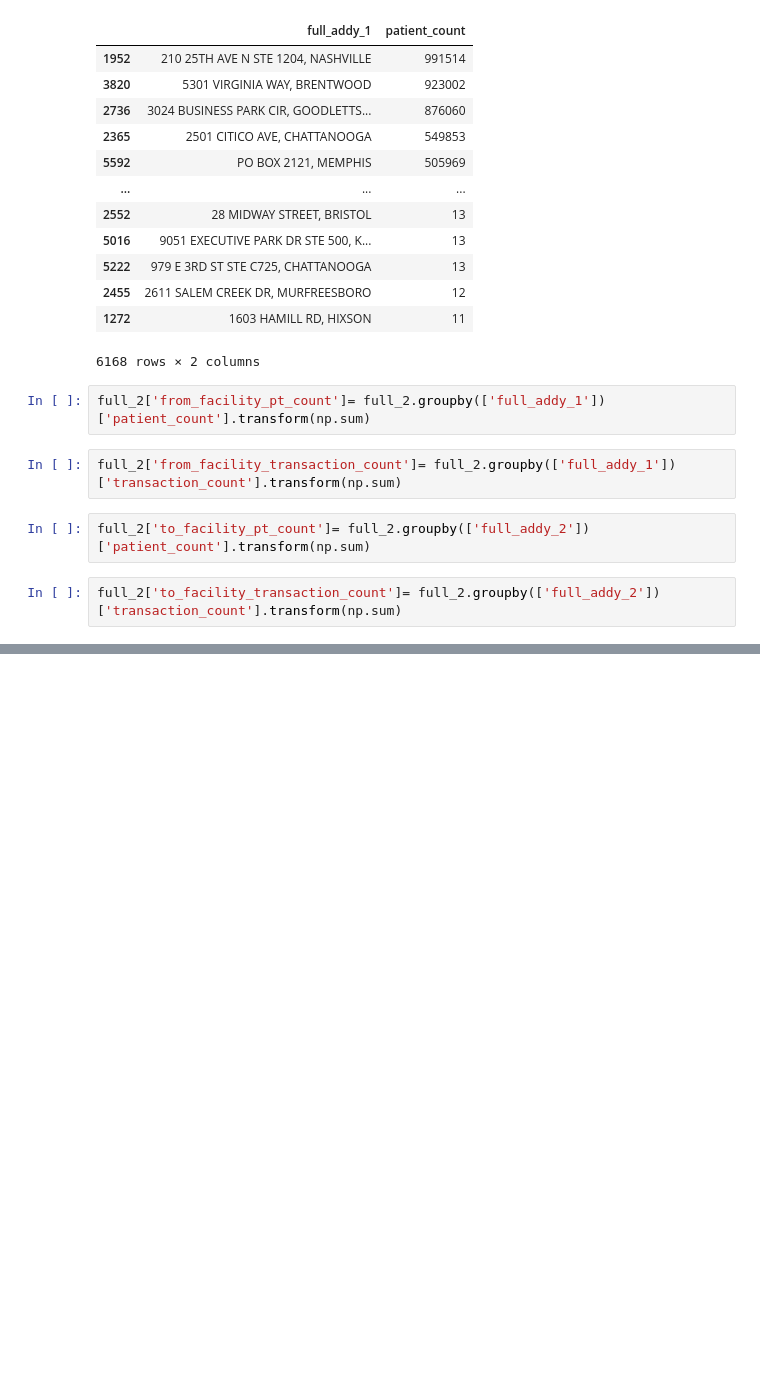
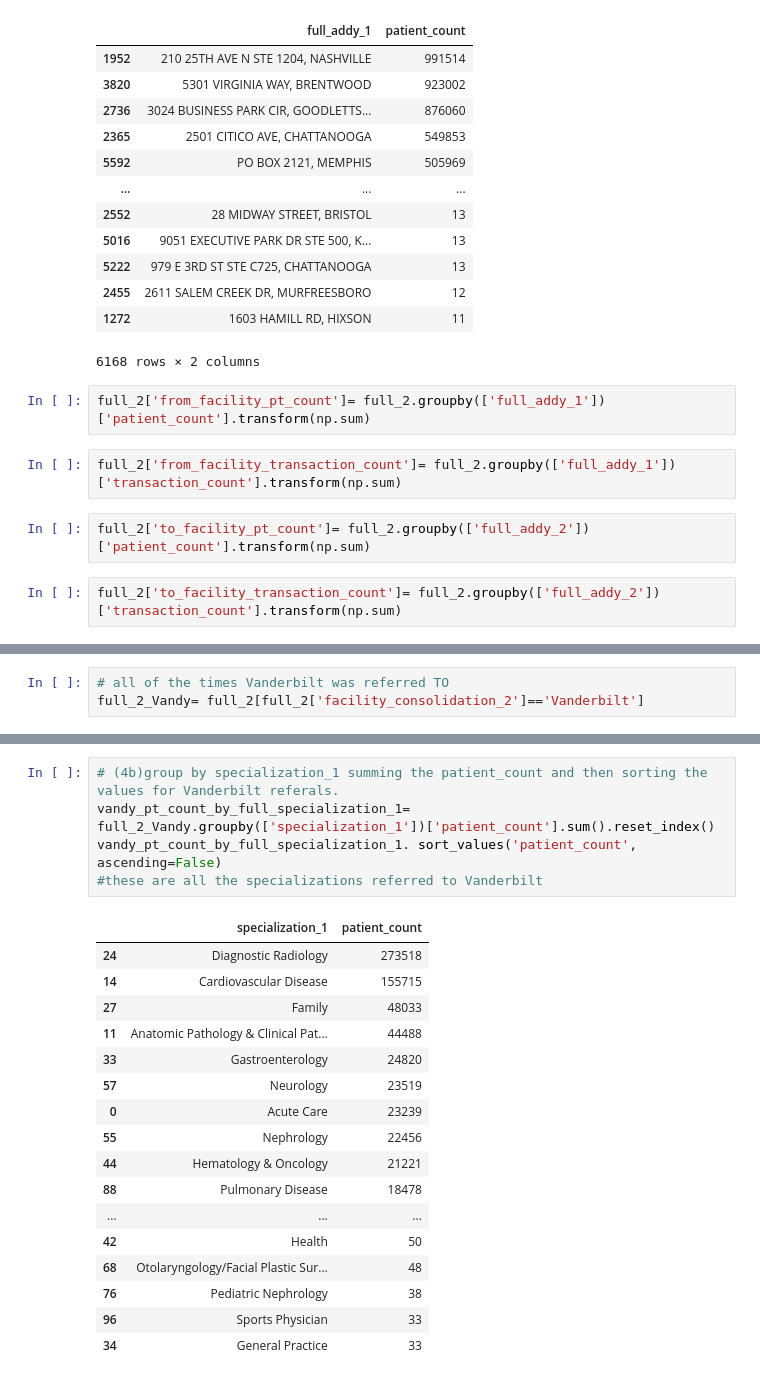
Before and after one commit to nss-data-science-cohort-5/hop_team-hot_pretzels, a Jupyter notebook: HCBB2_V2.ipynb, the cells around one changed output, grey strips where cells are left out. Drawn from its saved outputs; the diff is of its cells as text; blank space fills up the shorter version.

```diff
--- a/HCBB2_V2.ipynb
+++ b/HCBB2_V2.ipynb
@@ -416,0 +415,3 @@ full_2['to_facility_transaction_count']= full_2.groupby(['full_addy_2'])['transa
+# %%
+# all of the times Vanderbilt was referred TO
+full_2_Vandy= full_2[full_2['facility_consolidation_2']=='Vanderbilt']
@@ -416,0 +515,23 @@ full_2['to_facility_transaction_count']= full_2.groupby(['full_addy_2'])['transa
+# %%
+# (4b)group by specialization_1 summing the patient_count and then sorting the values for Vanderbilt referals.
+vandy_pt_count_by_full_specialization_1= full_2_Vandy.groupby(['specialization_1'])['patient_count'].sum().reset_index()
+vandy_pt_count_by_full_specialization_1. sort_values('patient_count', ascending=False)
+#these are all the specializations referred to Vanderbilt
+# %% [output]
+|  | specialization_1 | patient_count |
+| 24 | Diagnostic Radiology | 273518 |
+| 14 | Cardiovascular Disease | 155715 |
+| 27 | Family | 48033 |
+| 11 | Anatomic Pathology & Clinical Pat... | 44488 |
+| 33 | Gastroenterology | 24820 |
+| 57 | Neurology | 23519 |
+| 0 | Acute Care | 23239 |
+| 55 | Nephrology | 22456 |
+| 44 | Hematology & Oncology | 21221 |
+| 88 | Pulmonary Disease | 18478 |
+| ... | ... | ... |
+| 42 | Health | 50 |
+| 68 | Otolaryngology/Facial Plastic Sur... | 48 |
+| 76 | Pediatric Nephrology | 38 |
+| 96 | Sports Physician | 33 |
+| 34 | General Practice | 33 |
```
Also changed, not shown: parts of 20 cells of this notebook.
